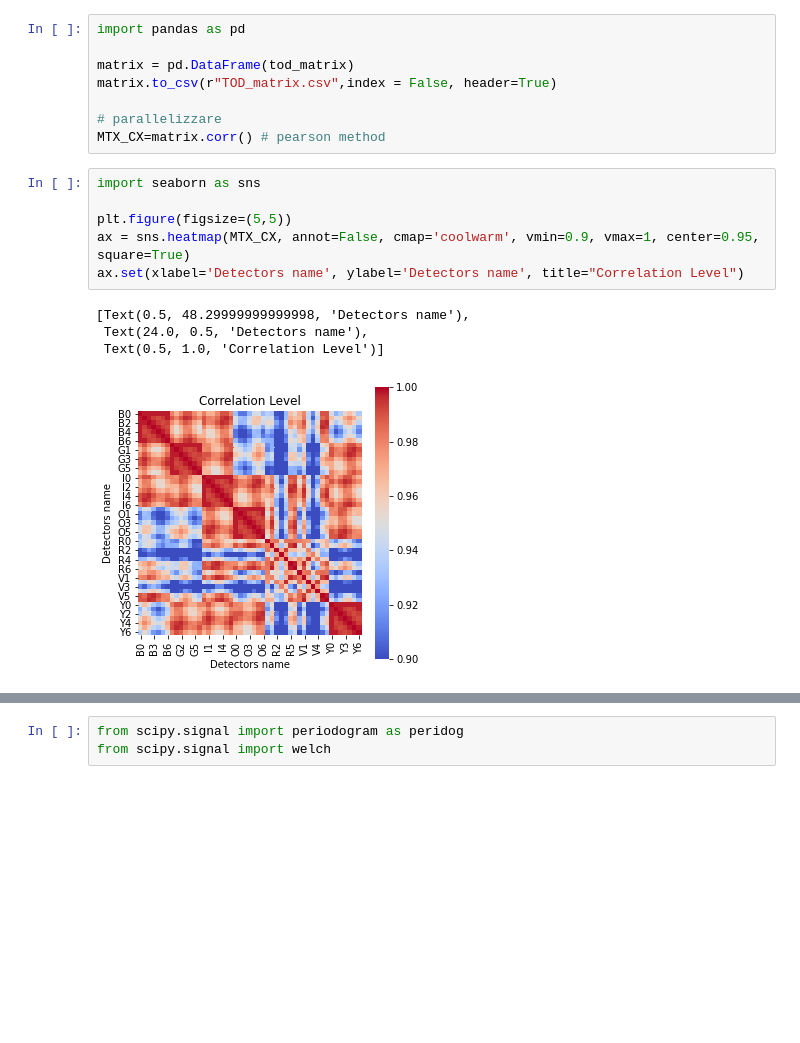
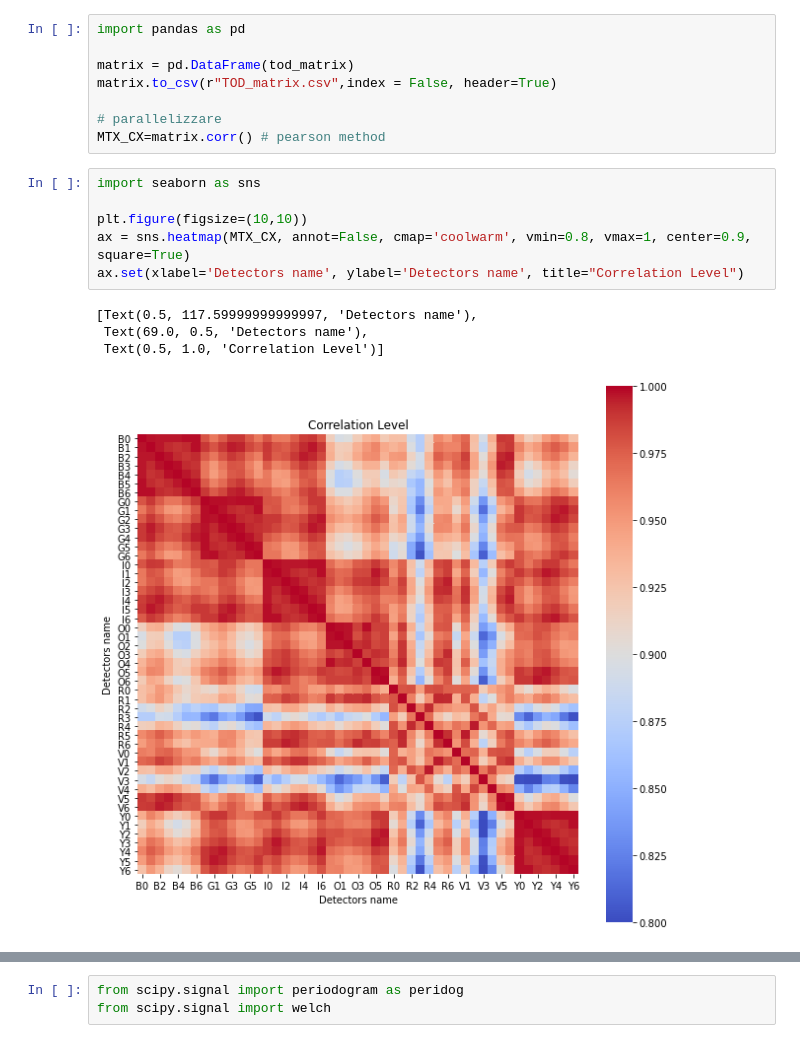
Before and after one commit to cmbgroundbased/cal, a Jupyter notebook: cookbook/Atmospheric_simulation_TOD.ipynb, the cells around one changed output, grey strips where cells are left out. Saved outputs shown, nothing was run; the diff lists cells and outputs as text; blank space fills up the shorter version.

```diff
--- a/cookbook/Atmospheric_simulation_TOD.ipynb
+++ b/cookbook/Atmospheric_simulation_TOD.ipynb
@@ -627,14 +655,14 @@ MTX_CX=matrix.corr() # pearson method
 # %%
 import seaborn as sns
 
-plt.figure(figsize=(5,5))
-ax = sns.heatmap(MTX_CX, annot=False, cmap='coolwarm', vmin=0.9, vmax=1, center=0.95, square=True)
+plt.figure(figsize=(10,10))
+ax = sns.heatmap(MTX_CX, annot=False, cmap='coolwarm', vmin=0.8, vmax=1, center=0.9, square=True)
 ax.set(xlabel='Detectors name', ylabel='Detectors name', title="Correlation Level")
 # %% [output]
-[Text(0.5, 48.29999999999998, 'Detectors name'),
- Text(24.0, 0.5, 'Detectors name'),
+[Text(0.5, 117.59999999999997, 'Detectors name'),
+ Text(69.0, 0.5, 'Detectors name'),
  Text(0.5, 1.0, 'Correlation Level')]
-[figure, old version]
+[figure, new version]
 # %%
 Y6 = tod_matrix["Y6"]
 B4 = tod_matrix["V4"]
```
Also changed, not shown: parts of 8 cells of this notebook, 6 other files.
